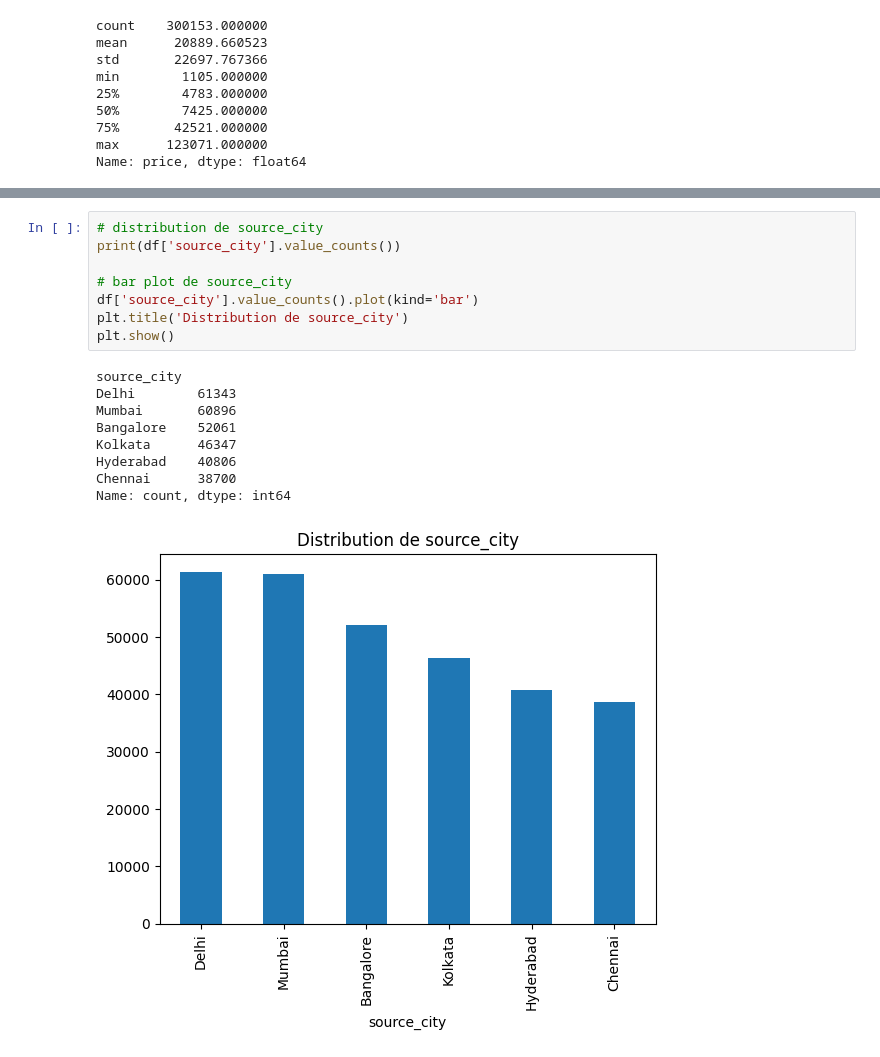
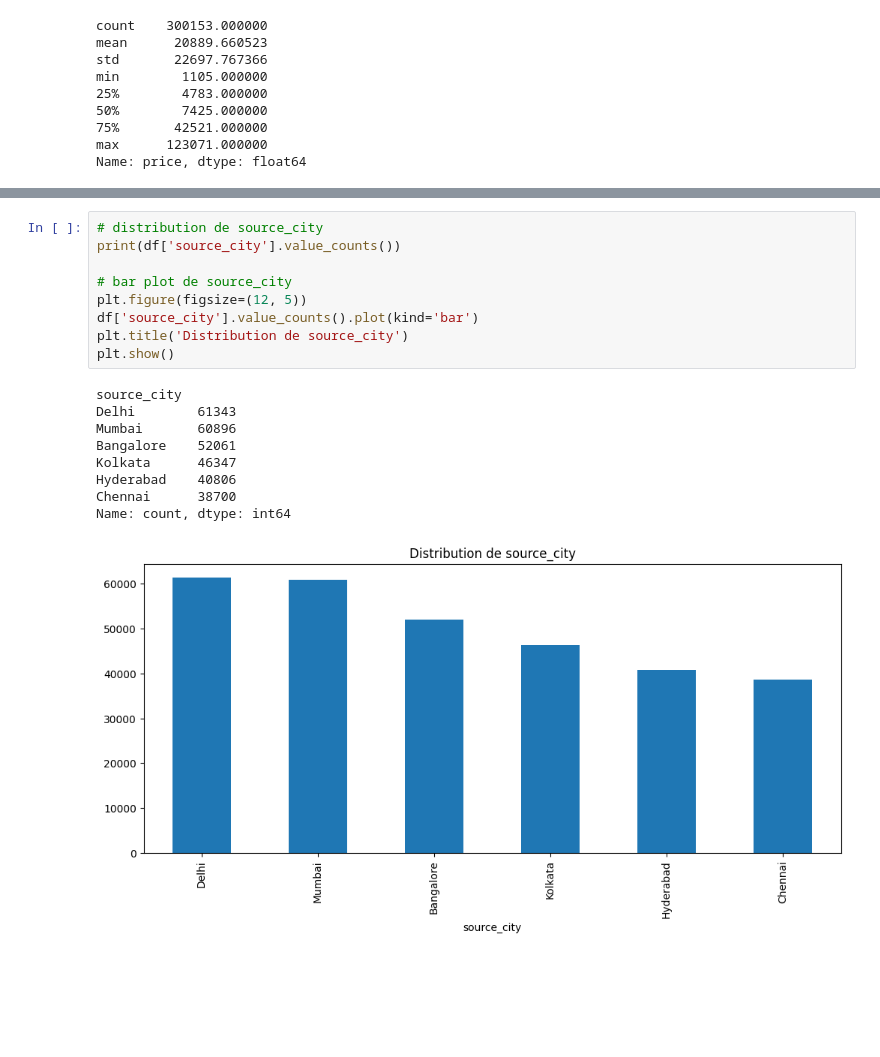
Before and after one commit to Data-Analysis-Hub/Machine-Learning-Flight-ticket-prices-prediction, a Jupyter notebook: tasks.ipynb, the cells around one changed output, grey strips where cells are left out. Saved outputs shown, nothing was run; the diff lists cells and outputs as text; blank space fills up the shorter version.

```diff
--- a/tasks.ipynb
+++ b/tasks.ipynb
@@ -134,21 +146,22 @@ plt.show()
 # %%
 # distribution de source_city
 print(df['source_city'].value_counts())
 
 # bar plot de source_city
+plt.figure(figsize=(12, 5))
 df['source_city'].value_counts().plot(kind='bar')
 plt.title('Distribution de source_city')
 plt.show()
 # %% [output]
 source_city
 Delhi        61343
 Mumbai       60896
 Bangalore    52061
 Kolkata      46347
 Hyderabad    40806
 Chennai      38700
 Name: count, dtype: int64
-[figure, old version]
+[figure, new version]
 # %%
 # distribution de destination_city
 print(df['destination_city'].value_counts())
```
Also changed, not shown: parts of 17 cells of this notebook, 1 other file.
